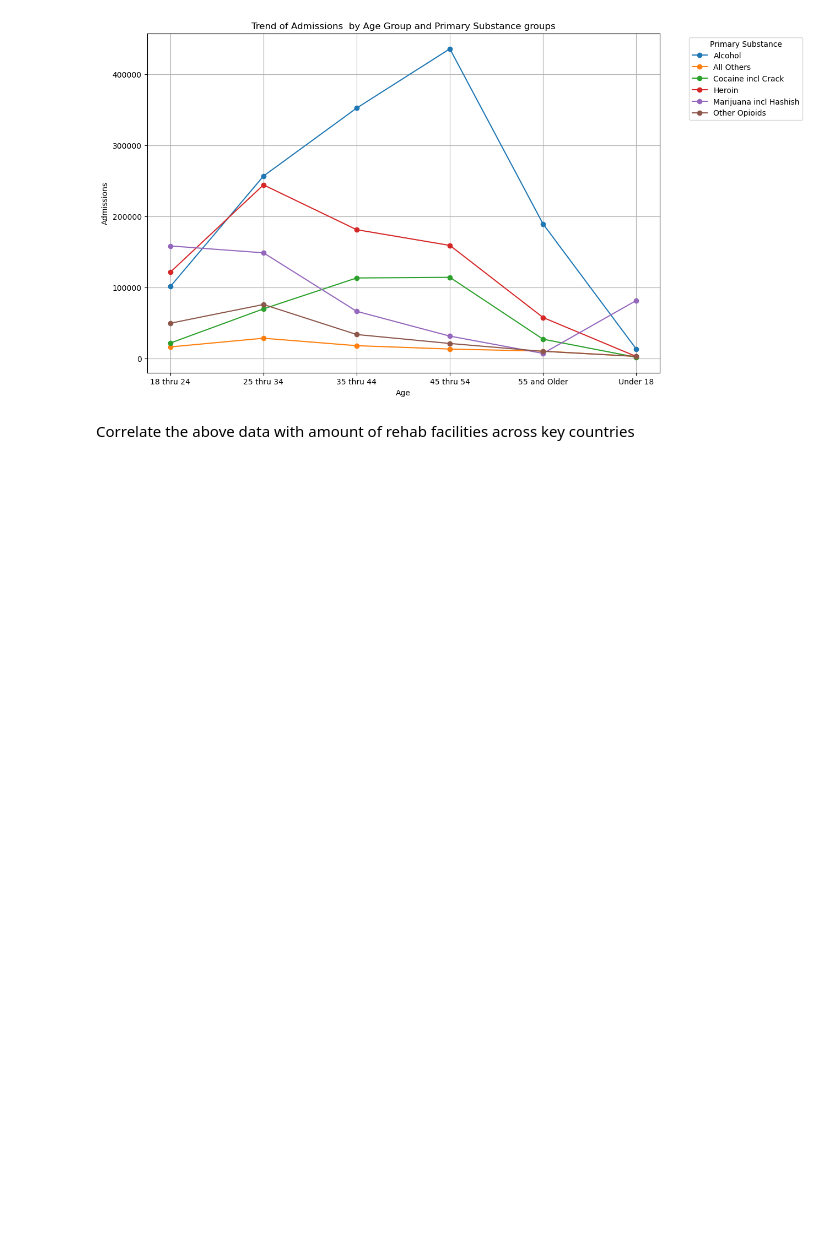
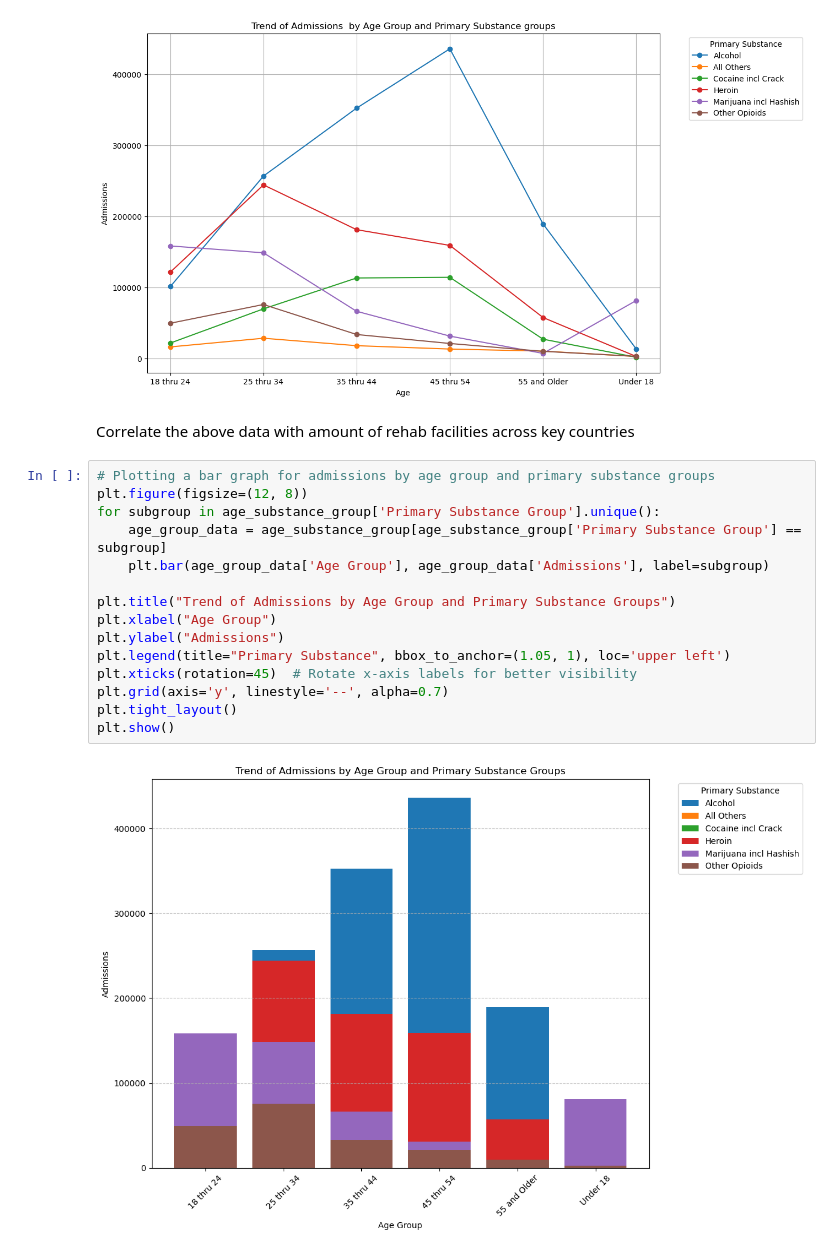
Before and after one commit to Jakef144/Bootcamp_project_1, a Jupyter notebook: code/Admissions.ipynb, the cells around one changed output. Drawn from its saved outputs; the diff is of its cells as text; blank space fills up the shorter version.

```diff
--- a/Admissions.ipynb
+++ b/code/Admissions.ipynb
@@ -128,3 +128,20 @@ plt.show()
 [figure]
 # %% [markdown]
 Correlate the above data with amount of rehab facilities across key countries
+# %%
+# Plotting a bar graph for admissions by age group and primary substance groups
+plt.figure(figsize=(12, 8))
+for subgroup in age_substance_group['Primary Substance Group'].unique():
+    age_group_data = age_substance_group[age_substance_group['Primary Substance Group'] == subgroup]
+    plt.bar(age_group_data['Age Group'], age_group_data['Admissions'], label=subgroup)
+
+plt.title("Trend of Admissions by Age Group and Primary Substance Groups")
+plt.xlabel("Age Group")
+plt.ylabel("Admissions")
+plt.legend(title="Primary Substance", bbox_to_anchor=(1.05, 1), loc='upper left')
+plt.xticks(rotation=45)  # Rotate x-axis labels for better visibility
+plt.grid(axis='y', linestyle='--', alpha=0.7)
+plt.tight_layout()
+plt.show()
+# %% [output]
+[figure, added]
```
Also changed, not shown: 4 other files.
